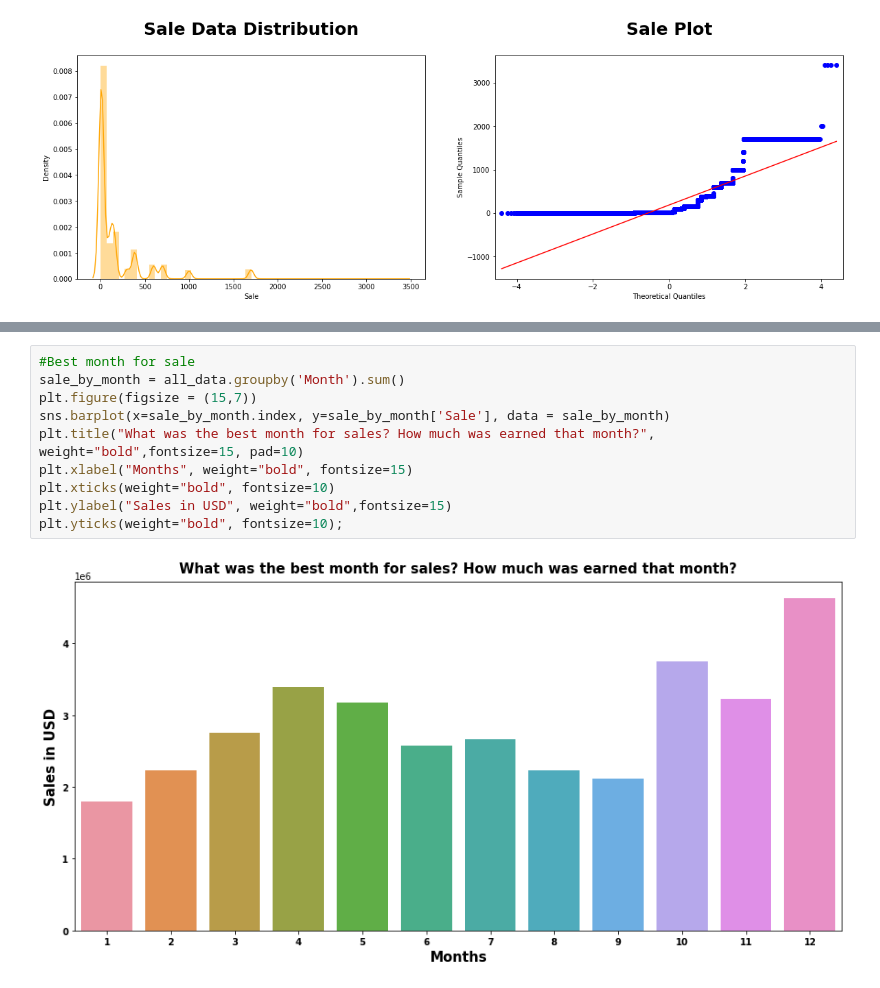
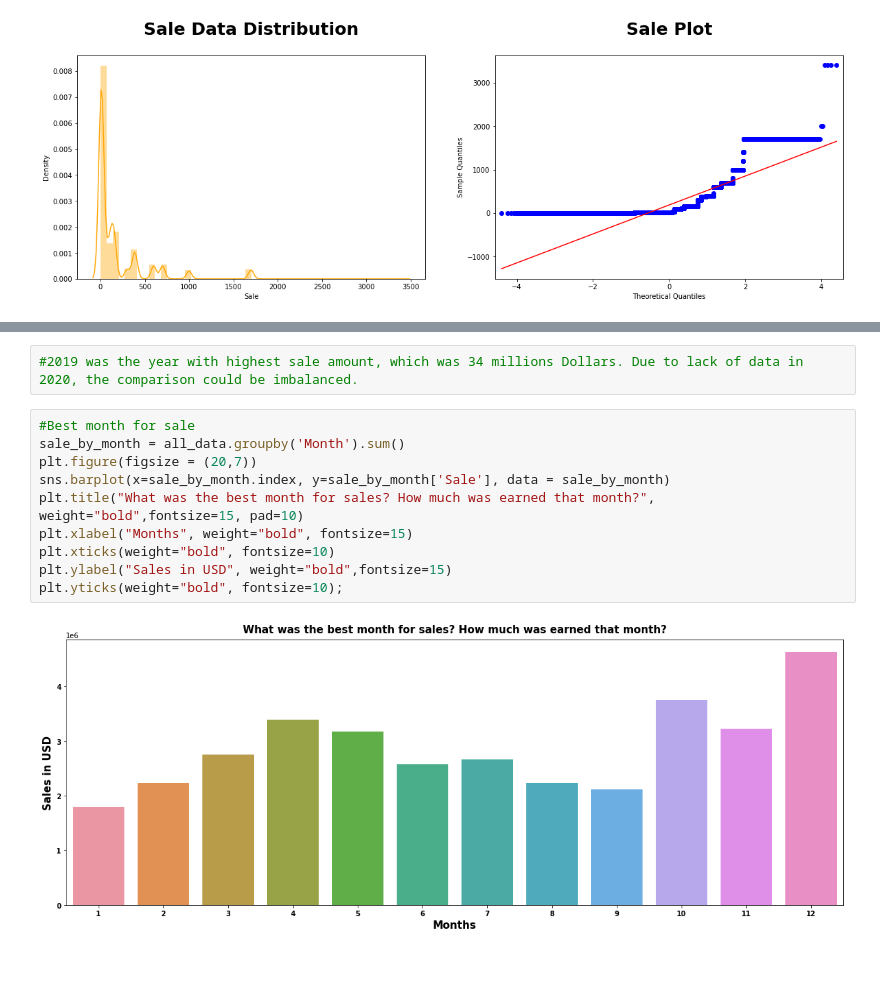
Before and after one commit to ANH2510/Sales_2019_Report, a Jupyter notebook: forcasting.ipynb, the cells around one changed output, grey strips where cells are left out. Cells and saved outputs as stored; diff of their text form.

```diff
--- a/forcasting.ipynb
+++ b/forcasting.ipynb
@@ -220,12 +216,14 @@ plt.yticks(weight ='bold', fontsize=10)
+# %%
+#2019 was the year with highest sale amount, which was 34 millions Dollars. Due to lack of data in 2020, the comparison could be imbalanced.
 # %%
 #Best month for sale
 sale_by_month = all_data.groupby('Month').sum()
-plt.figure(figsize = (15,7))
+plt.figure(figsize = (20,7))
 sns.barplot(x=sale_by_month.index, y=sale_by_month['Sale'], data = sale_by_month)
 plt.title("What was the best month for sales? How much was earned that month?", weight="bold",fontsize=15, pad=10)
 plt.xlabel("Months", weight="bold", fontsize=15)
 plt.xticks(weight="bold", fontsize=10)
 plt.ylabel("Sales in USD", weight="bold",fontsize=15)
 plt.yticks(weight="bold", fontsize=10);
 # %% [output]
-[figure, old version]
+[figure, new version]
```
Also changed, not shown: parts of 9 cells of this notebook.
